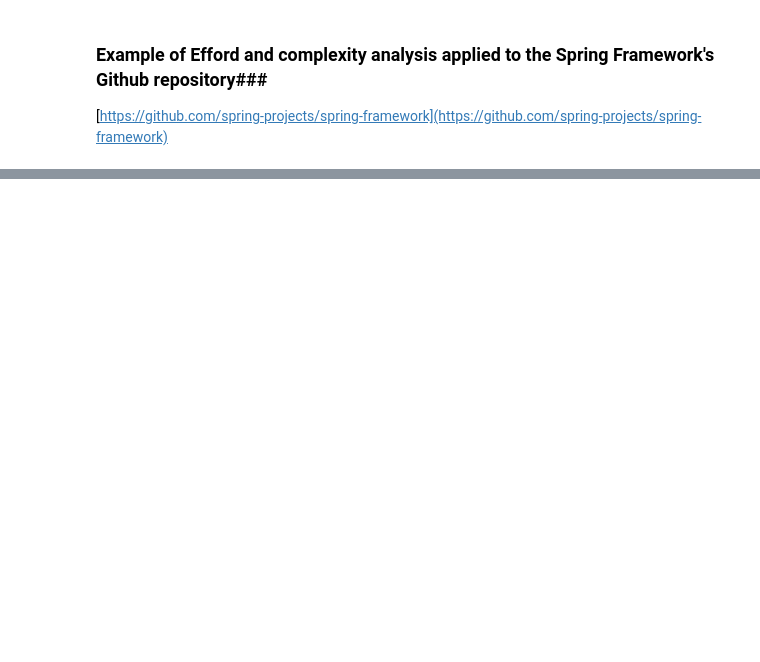
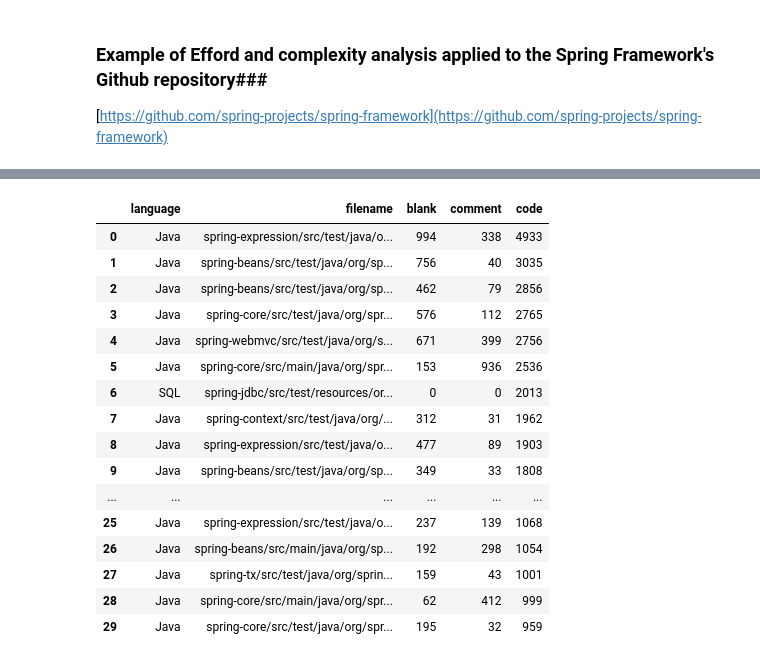
Before and after one commit to cdelmonte-zg/code-quality, a Jupyter notebook: effort-and-complexity.ipynb, the cells around one changed output, grey strips where cells are left out. Drawn from its saved outputs; the diff is of its cells as text; code cells hidden in the pictures; blank space fills up the shorter version.

```diff
--- a/effort-and-complexity.ipynb
+++ b/effort-and-complexity.ipynb
@@ -38,0 +90,22 @@ top.plot.pie();
+# %%
+sorted_cloc_log = cloc_log.sort_values(by = ['code', 'comment'], ascending = [False, False])
+# %%
+sorted_cloc_log.head(30)
+# %% [output]
+|  | language | filename | blank | comment | code |
+| 0 | Java | spring-expression/src/test/java/o... | 994 | 338 | 4933 |
+| 1 | Java | spring-beans/src/test/java/org/sp... | 756 | 40 | 3035 |
+| 2 | Java | spring-beans/src/test/java/org/sp... | 462 | 79 | 2856 |
+| 3 | Java | spring-core/src/test/java/org/spr... | 576 | 112 | 2765 |
+| 4 | Java | spring-webmvc/src/test/java/org/s... | 671 | 399 | 2756 |
+| 5 | Java | spring-core/src/main/java/org/spr... | 153 | 936 | 2536 |
+| 6 | SQL | spring-jdbc/src/test/resources/or... | 0 | 0 | 2013 |
+| 7 | Java | spring-context/src/test/java/org/... | 312 | 31 | 1962 |
+| 8 | Java | spring-expression/src/test/java/o... | 477 | 89 | 1903 |
+| 9 | Java | spring-beans/src/test/java/org/sp... | 349 | 33 | 1808 |
+| ... | ... | ... | ... | ... | ... |
+| 25 | Java | spring-expression/src/test/java/o... | 237 | 139 | 1068 |
+| 26 | Java | spring-beans/src/main/java/org/sp... | 192 | 298 | 1054 |
+| 27 | Java | spring-tx/src/test/java/org/sprin... | 159 | 43 | 1001 |
+| 28 | Java | spring-core/src/main/java/org/spr... | 62 | 412 | 999 |
+| 29 | Java | spring-core/src/test/java/org/spr... | 195 | 32 | 959 |
```
Also changed, not shown: parts of 15 cells of this notebook.
